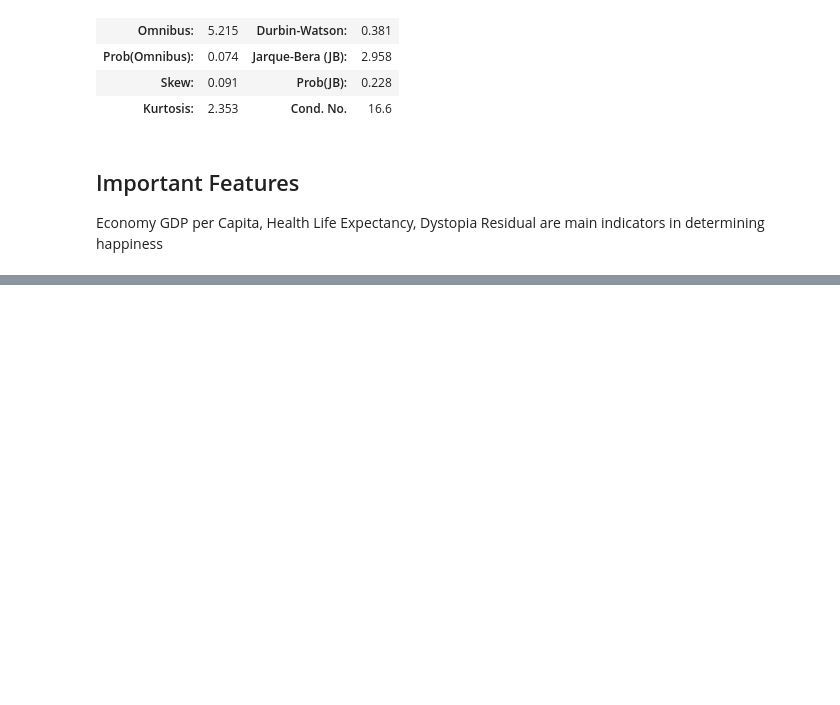
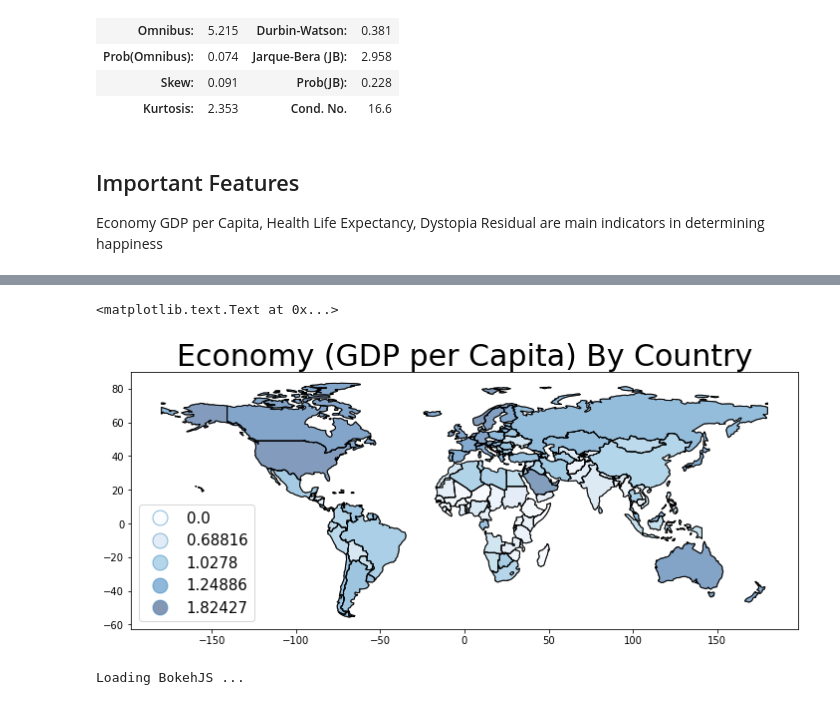
Before and after one commit to uwblueprint/blueprint_intro_to_data_science, a Jupyter notebook: Intro to Data Science by Blueprint.ipynb, the cells around one changed output, grey strips where cells are left out. Drawn from its saved outputs; the diff is of its cells as text; code cells hidden in the pictures; blank space fills up the shorter version.

```diff
--- a/Intro to Data Science by Blueprint.ipynb
+++ b/Intro to Data Science by Blueprint.ipynb
@@ -60,0 +248,13 @@ Economy GDP per Capita, Health Life Expectancy, Dystopia Residual are main indic
+# %%
+plot_dataframe(world_happiness_df, column='Economy (GDP per Capita)', k=3, colormap='Blues', legend=True)
+plt.title('Economy (GDP per Capita) By Country', fontsize=30)
+# %% [output]
+<matplotlib.text.Text at 0x...>
+[figure, added]
+# %%
+from bokeh.io import show, output_notebook, push_notebook
+from bokeh.plotting import figure, ColumnDataSource
+from bokeh.models import HoverTool
+output_notebook()
+# %% [output]
+Loading BokehJS ...
```
Also changed, not shown: parts of 12 cells of this notebook, 1 other file.
